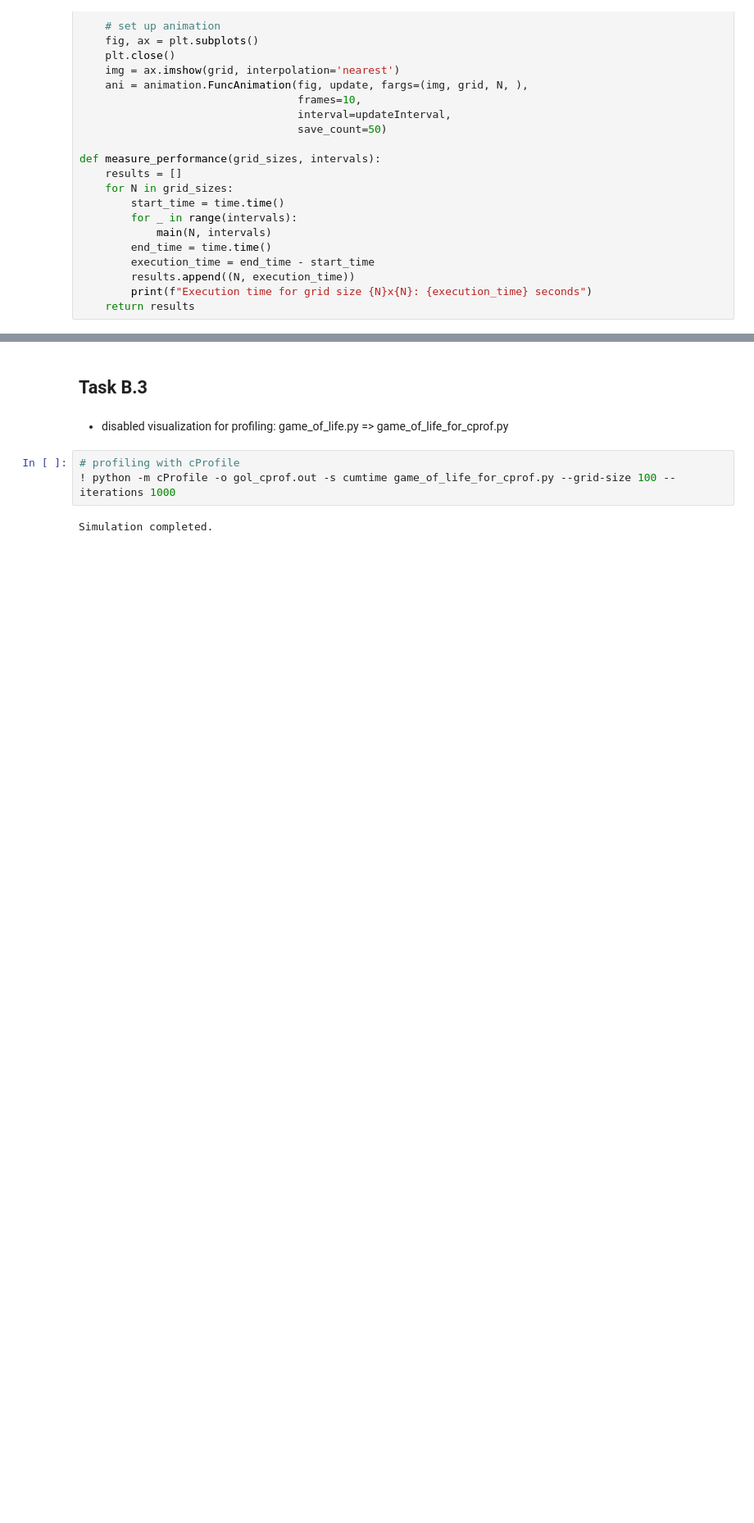
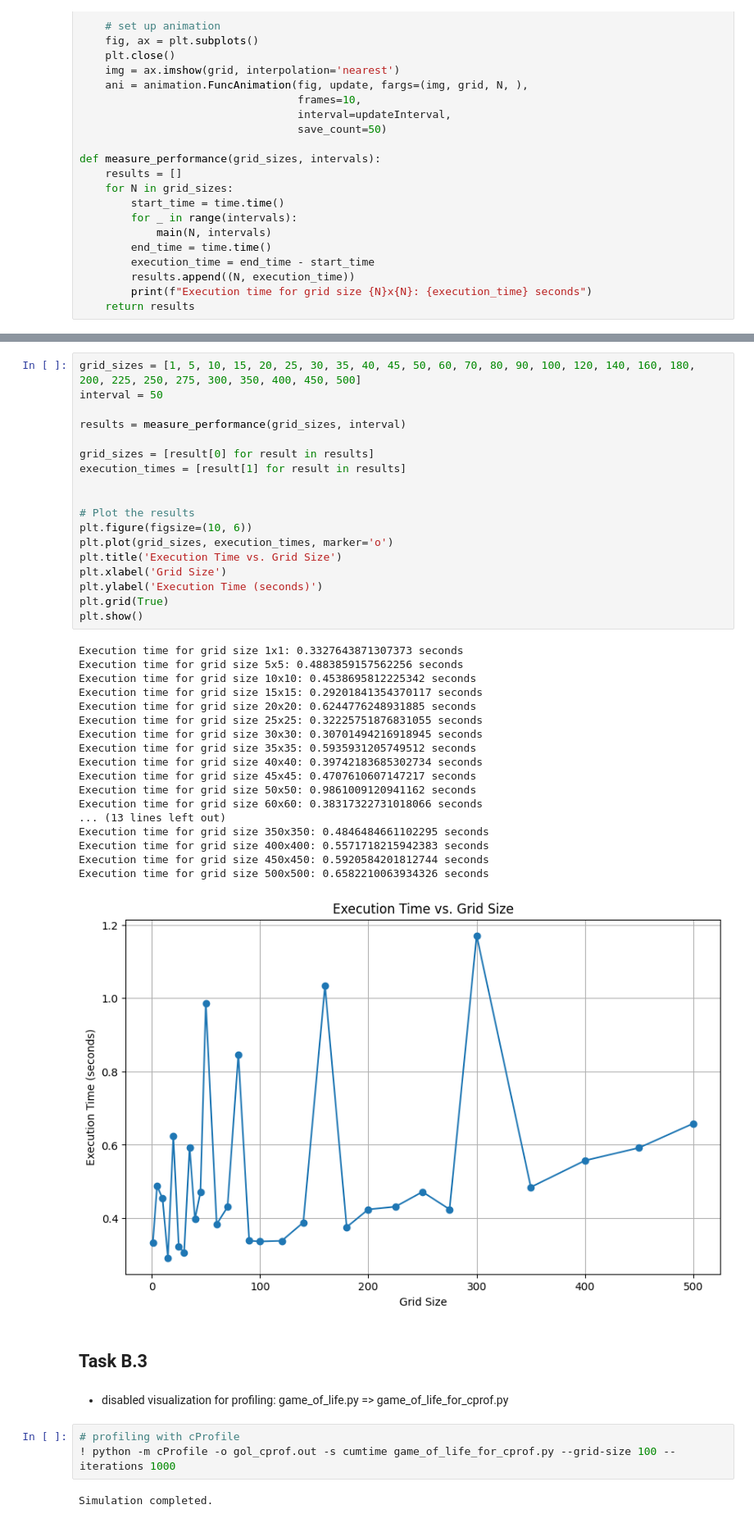
Before and after one commit to mareros22/data-structures-methods, a Jupyter notebook: report.ipynb, the cells around one changed output, grey strips where cells are left out. Shown: that part at 82% size. Saved outputs shown, nothing was run; the diff lists cells and outputs as text; blank space fills up the shorter version.

```diff
--- a/report.ipynb
+++ b/report.ipynb
@@ -719,3 +727,40 @@ Execution time for grid size 10000x10000: 273.69825315475464 seconds
+# %%
+grid_sizes = [1, 5, 10, 15, 20, 25, 30, 35, 40, 45, 50, 60, 70, 80, 90, 100, 120, 140, 160, 180, 200, 225, 250, 275, 300, 350, 400, 450, 500]
+interval = 50
+
+results = measure_performance(grid_sizes, interval)
+
+grid_sizes = [result[0] for result in results]
+execution_times = [result[1] for result in results]
+
+
+# Plot the results
+plt.figure(figsize=(10, 6))
+plt.plot(grid_sizes, execution_times, marker='o')
+plt.title('Execution Time vs. Grid Size')
+plt.xlabel('Grid Size')
+plt.ylabel('Execution Time (seconds)')
+plt.grid(True)
+plt.show()
+# %% [output]
+Execution time for grid size 1x1: 0.3327643871307373 seconds
+Execution time for grid size 5x5: 0.4883859157562256 seconds
+Execution time for grid size 10x10: 0.4538695812225342 seconds
+Execution time for grid size 15x15: 0.29201841354370117 seconds
+Execution time for grid size 20x20: 0.6244776248931885 seconds
+Execution time for grid size 25x25: 0.32225751876831055 seconds
+Execution time for grid size 30x30: 0.30701494216918945 seconds
+Execution time for grid size 35x35: 0.5935931205749512 seconds
+Execution time for grid size 40x40: 0.39742183685302734 seconds
+Execution time for grid size 45x45: 0.4707610607147217 seconds
+Execution time for grid size 50x50: 0.9861009120941162 seconds
+Execution time for grid size 60x60: 0.38317322731018066 seconds
+... (13 lines left out)
+Execution time for grid size 350x350: 0.4846484661102295 seconds
+Execution time for grid size 400x400: 0.5571718215942383 seconds
+Execution time for grid size 450x450: 0.5920584201812744 seconds
+Execution time for grid size 500x500: 0.6582210063934326 seconds
+[figure, added]
 # %% [markdown]
 ## Task B.3
 # %% [markdown]
```
Also changed, not shown: parts of 18 cells of this notebook, 1 other file.
